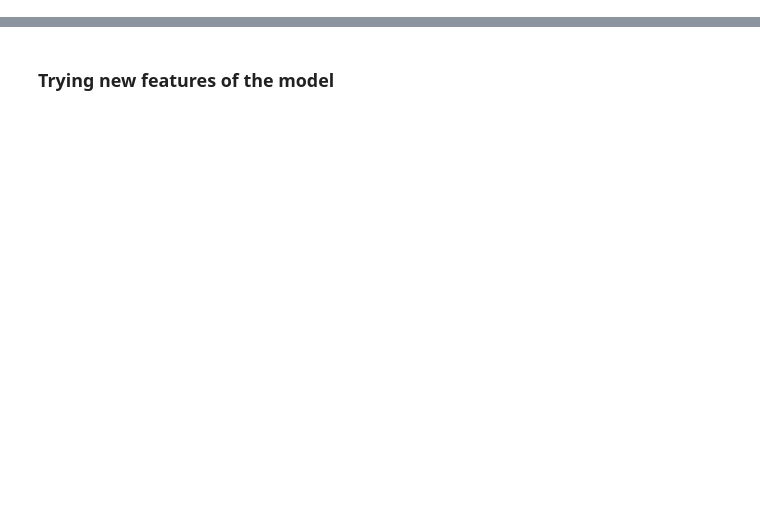
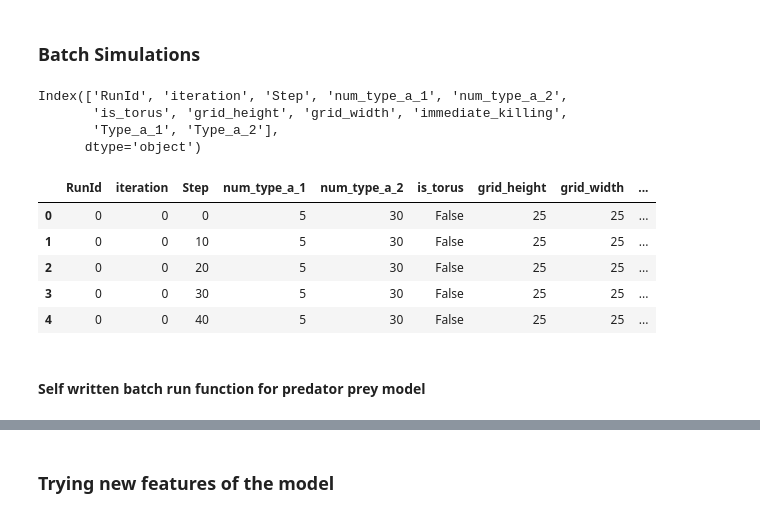
Before and after one commit to IlyaSchneider10/BottMedical_Microbiome, a Jupyter notebook: Play_around.ipynb, the cells around one changed output, grey strips where cells are left out. Drawn from its saved outputs; the diff is of its cells as text; code cells hidden in the pictures; blank space fills up the shorter version.

```diff
--- a/Play_around.ipynb
+++ b/Play_around.ipynb
@@ -7,0 +11,35 @@ from Model_Ilya_Play_Area_Minimized import *
+# %% [markdown]
+### Batch Simulations
+# %%
+params = {"num_type_a_1" : 5,"num_type_a_2" : 30, "is_torus" : False, "grid_height" : 25, "grid_width" : 25, "immediate_killing" : False}
+
+#batch_run_gridsize_predator_prey_aggressiveness
+
+batch_run_25_5_30_1 = mesa.batch_run(
+    Microbiome,
+    parameters = params,
+    iterations = 1,
+    max_steps = 750,
+    number_processes = 1,
+    data_collection_period = 10,
+    display_progress = True,
+)
+
+# 750 steps of one condition took 45.51 minutes
+# %%
+results_df = pd.DataFrame(batch_run_25_5_30_1)
+print(results_df.keys())
+results_df.head()
+# %% [output]
+Index(['RunId', 'iteration', 'Step', 'num_type_a_1', 'num_type_a_2',
+       'is_torus', 'grid_height', 'grid_width', 'immediate_killing',
+       'Type_a_1', 'Type_a_2'],
+      dtype='object')
+|  | RunId | iteration | Step | num_type_a_1 | num_type_a_2 | is_torus | grid_height | grid_width | ... |
+| 0 | 0 | 0 | 0 | 5 | 30 | False | 25 | 25 | ... |
+| 1 | 0 | 0 | 10 | 5 | 30 | False | 25 | 25 | ... |
+| 2 | 0 | 0 | 20 | 5 | 30 | False | 25 | 25 | ... |
+| 3 | 0 | 0 | 30 | 5 | 30 | False | 25 | 25 | ... |
+| 4 | 0 | 0 | 40 | 5 | 30 | False | 25 | 25 | ... |
+# %% [markdown]
+#### Self written batch run function for predator prey model
```
Also changed, not shown: parts of 9 cells of this notebook, 2 other files.
